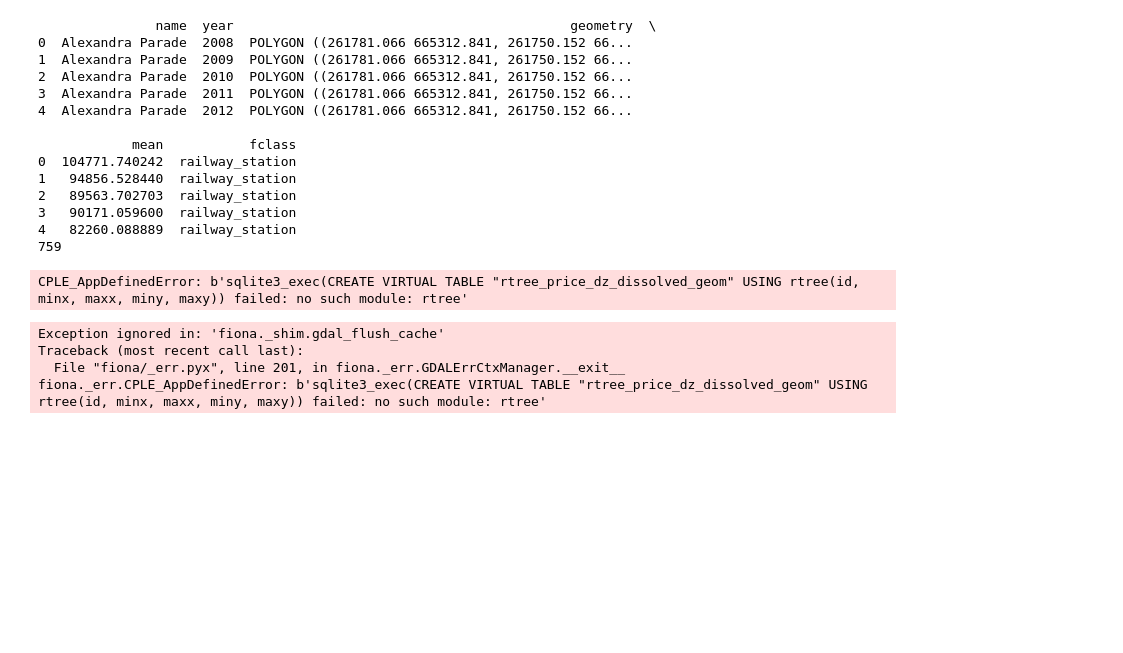
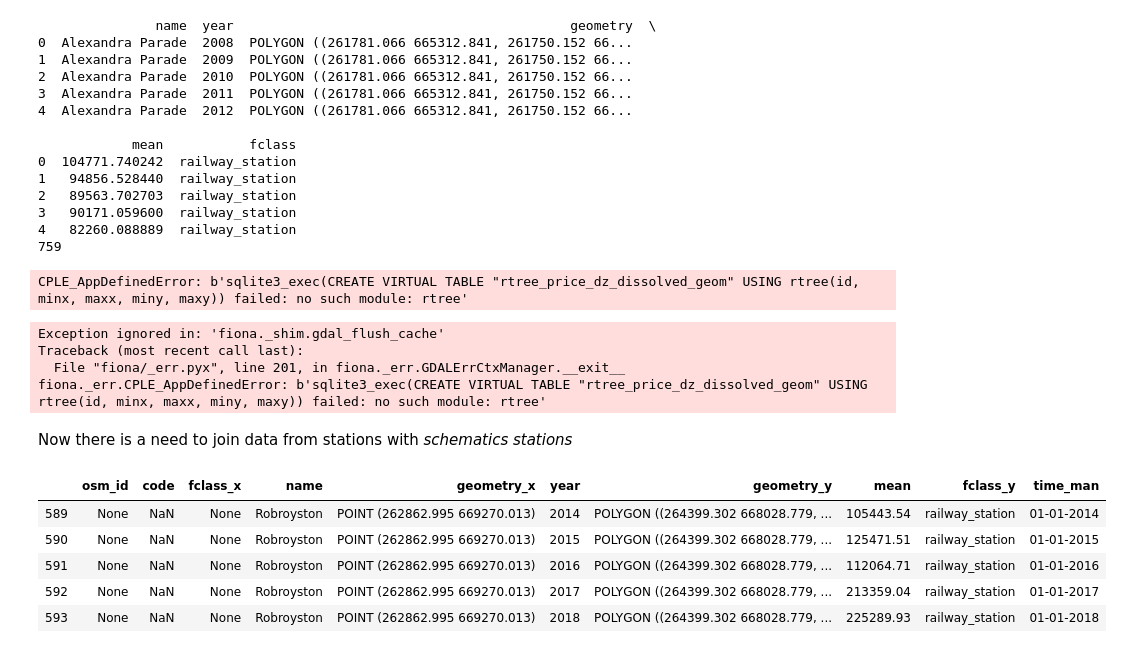
Before and after one commit to nadiiia/ros_train_viz, a Jupyter notebook: station_to_price.ipynb, the cells around one changed output. Saved outputs shown, nothing was run; the diff lists cells and outputs as text; code cells hidden in the pictures; blank space fills up the shorter version.

```diff
--- a/station_to_price.ipynb
+++ b/station_to_price.ipynb
@@ -348,3 +348,5 @@ Exception ignored in: 'fiona._shim.gdal_flush_cache'
 Traceback (most recent call last):
   File "fiona/_err.pyx", line 201, in fiona._err.GDALErrCtxManager.__exit__
 fiona._err.CPLE_AppDefinedError: b'sqlite3_exec(CREATE VIRTUAL TABLE "rtree_price_dz_dissolved_geom" USING rtree(id, minx, maxx, miny, maxy)) failed: no such module: rtree'
+# %% [markdown]
+Now there is a need to join data from stations with  *schematics stations*
@@ -350,0 +358,9 @@ fiona._err.CPLE_AppDefinedError: b'sqlite3_exec(CREATE VIRTUAL TABLE "rtree_pric
+# %%
+merged.tail()
+# %% [output]
+|  | osm_id | code | fclass_x | name | geometry_x | year | geometry_y | mean | fclass_y | time_man |
+| 589 | None | NaN | None | Robroyston | POINT (262862.995 669270.013) | 2014 | POLYGON ((264399.302 668028.779, ... | 105443.54 | railway_station | 01-01-2014 |
+| 590 | None | NaN | None | Robroyston | POINT (262862.995 669270.013) | 2015 | POLYGON ((264399.302 668028.779, ... | 125471.51 | railway_station | 01-01-2015 |
+| 591 | None | NaN | None | Robroyston | POINT (262862.995 669270.013) | 2016 | POLYGON ((264399.302 668028.779, ... | 112064.71 | railway_station | 01-01-2016 |
+| 592 | None | NaN | None | Robroyston | POINT (262862.995 669270.013) | 2017 | POLYGON ((264399.302 668028.779, ... | 213359.04 | railway_station | 01-01-2017 |
+| 593 | None | NaN | None | Robroyston | POINT (262862.995 669270.013) | 2018 | POLYGON ((264399.302 668028.779, ... | 225289.93 | railway_station | 01-01-2018 |
```
Also changed, not shown: parts of 8 cells of this notebook, 1 other file.
